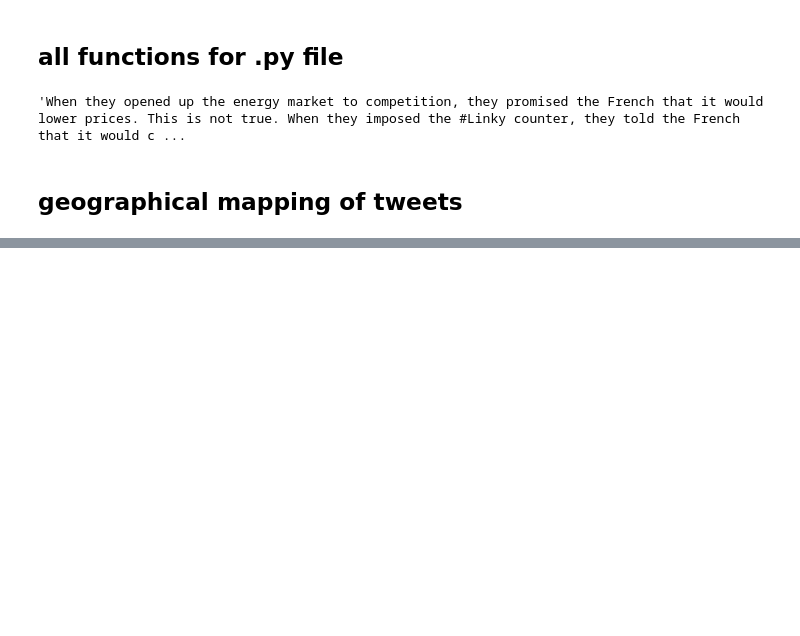
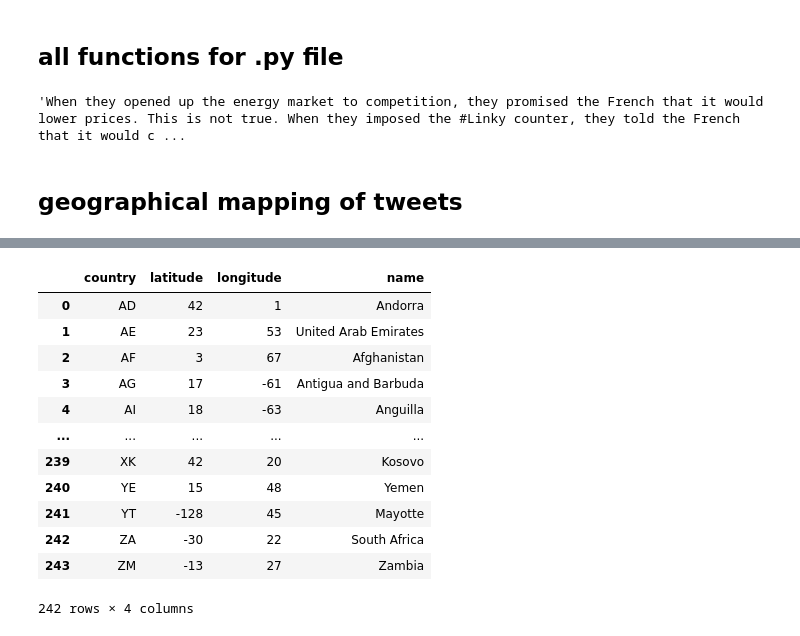
Before and after one commit to EstefaniaVB/LexAI, a Jupyter notebook: notebooks/twitterAPIday5.ipynb, the cells around one changed output, grey strips where cells are left out. Cells and saved outputs as stored; diff of their text form; code cells hidden in the pictures; blank space fills up the shorter version.

```diff
--- a/notebooks/twitterAPIday5.ipynb
+++ b/notebooks/twitterAPIday5.ipynb
@@ -482,0 +560,3 @@ alt.Chart(countries).mark_geoshape(
+# %%
+def redo(x):
+    return int(str(x).replace(".", ""))
@@ -482,0 +569,23 @@ alt.Chart(countries).mark_geoshape(
+# %%
+def trunc(x):
+    return int(str(x).split('.')[0])
+
+cents['latitude'] = cents['latitude'].apply(trunc)
+# %%
+cents['longitude'] = cents['longitude'].apply(trunc)
+# %%
+cents
+# %% [output]
+|  | country | latitude | longitude | name |
+| 0 | AD | 42 | 1 | Andorra |
+| 1 | AE | 23 | 53 | United Arab Emirates |
+| 2 | AF | 3 | 67 | Afghanistan |
+| 3 | AG | 17 | -61 | Antigua and Barbuda |
+| 4 | AI | 18 | -63 | Anguilla |
+| ... | ... | ... | ... | ... |
+| 239 | XK | 42 | 20 | Kosovo |
+| 240 | YE | 15 | 48 | Yemen |
+| 241 | YT | -128 | 45 | Mayotte |
+| 242 | ZA | -30 | 22 | South Africa |
+| 243 | ZM | -13 | 27 | Zambia |
+242 rows × 4 columns
```
Also changed, not shown: parts of 15 cells of this notebook, 6 other files.
